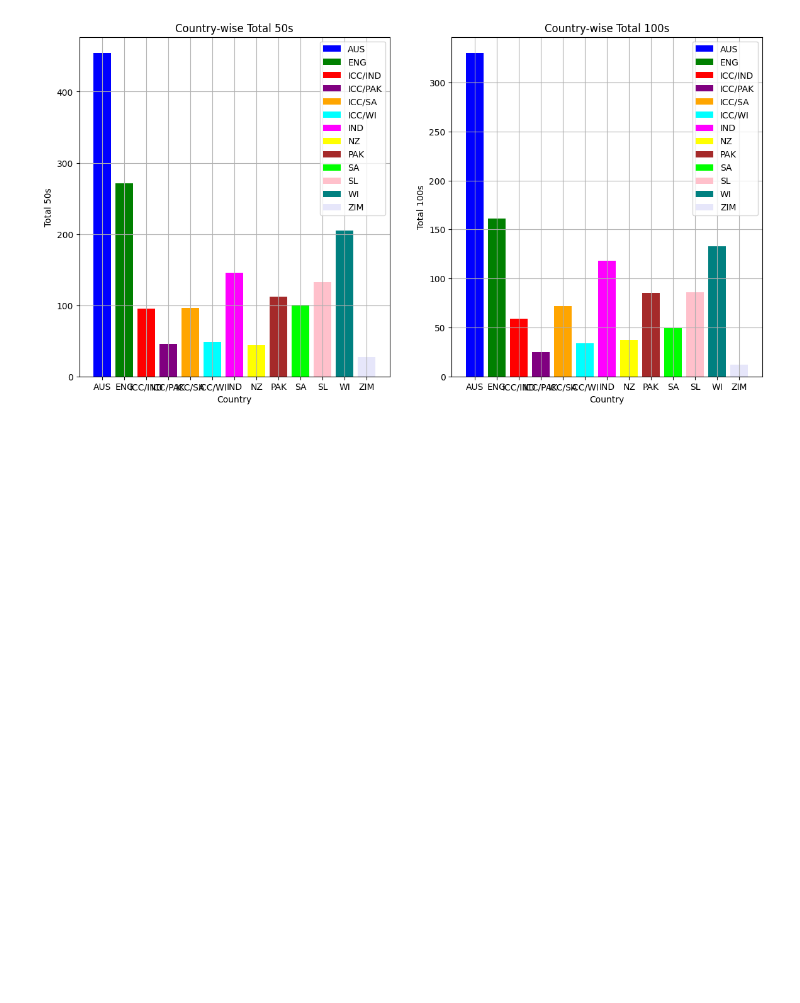
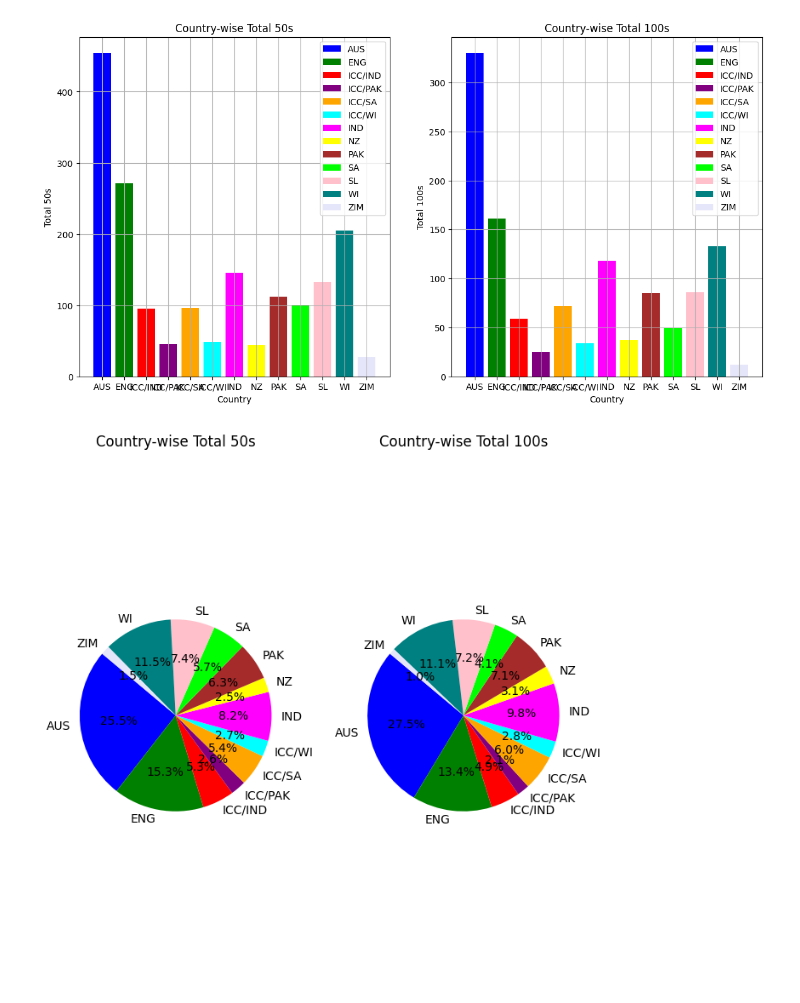
Before and after one commit to Udhay2898/Statistical-Insights-into-Test-Cricket-Performance, a Jupyter notebook: ICC_Test_Stats.ipynb, the cells around one changed output. Drawn from its saved outputs; the diff is of its cells as text; code cells hidden in the pictures; blank space fills up the shorter version.

```diff
--- a/ICC_Test_Stats.ipynb
+++ b/ICC_Test_Stats.ipynb
@@ -401,3 +401,28 @@ plt.legend()
 plt.show()
 # %% [output]
 [figure]
+# %%
+plt.figure(figsize=(8, 8))
+
+plt.subplot(1, 2, 1)
+
+plt.title('Country-wise Total 50s')
+plt.axis('equal')  # Equal aspect ratio ensures that pie is drawn as a circle.
+
+# Plotting using a pie chart
+plt.pie(country_stats['50'], labels = country_stats['Country'],colors=colors,
+        autopct='%1.1f%%', startangle=140)
+
+
+plt.subplot(1, 2, 2)
+
+plt.title('Country-wise Total 100s')
+plt.axis('equal')  # Equal aspect ratio ensures that pie is drawn as a circle.
+
+# Plotting using a pie chart
+plt.pie(country_stats['100'], labels = country_stats['Country'],colors=colors,
+        autopct='%1.1f%%', startangle=140)
+
+plt.show()
+# %% [output]
+[figure, added]
```
Also changed, not shown: parts of 7 cells of this notebook.
